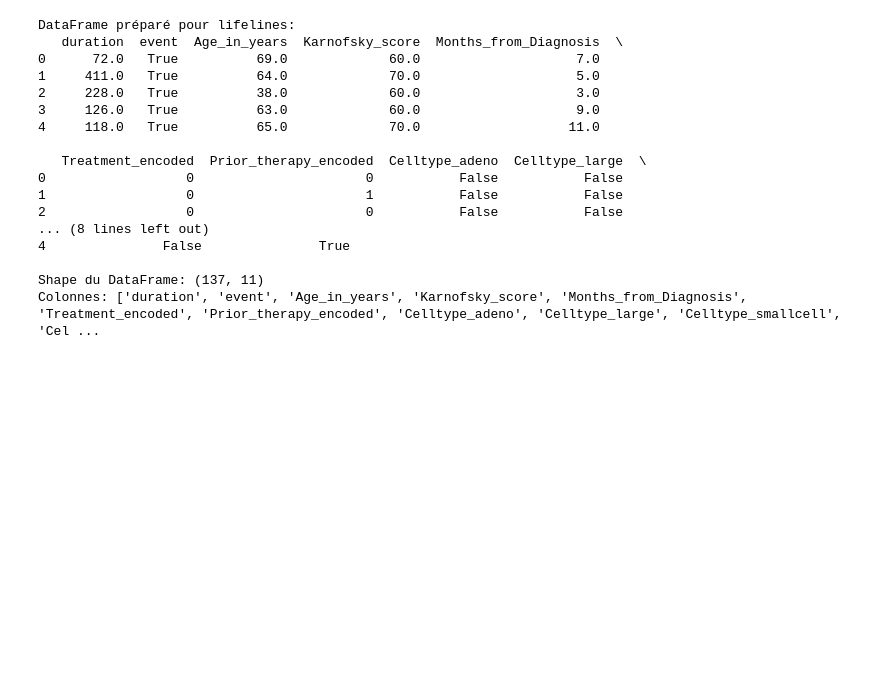
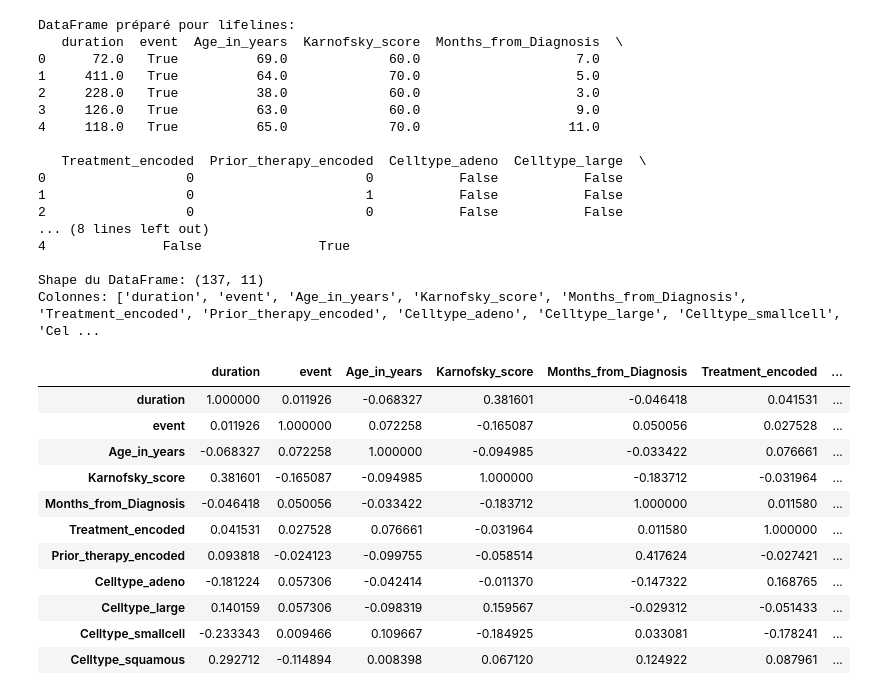
Before and after one commit to thomaspogu/Survival-analysis---Projet-ORRA, a Jupyter notebook: k_m_estimator_skicit.ipynb, the cells around one changed output. Saved outputs shown, nothing was run; the diff lists cells and outputs as text; code cells hidden in the pictures; blank space fills up the shorter version.

```diff
--- a/k_m_estimator_skicit.ipynb
+++ b/k_m_estimator_skicit.ipynb
@@ -135,3 +144,18 @@ DataFrame préparé pour lifelines:
 
 Shape du DataFrame: (137, 11)
 Colonnes: ['duration', 'event', 'Age_in_years', 'Karnofsky_score', 'Months_from_Diagnosis', 'Treatment_encoded', 'Prior_therapy_encoded', 'Celltype_adeno', 'Celltype_large', 'Celltype_smallcell', 'Cel ...
+# %%
+df_survival.corr()
+# %% [output]
+|  | duration | event | Age_in_years | Karnofsky_score | Months_from_Diagnosis | Treatment_encoded | ... |
+| duration | 1.000000 | 0.011926 | -0.068327 | 0.381601 | -0.046418 | 0.041531 | ... |
+| event | 0.011926 | 1.000000 | 0.072258 | -0.165087 | 0.050056 | 0.027528 | ... |
+| Age_in_years | -0.068327 | 0.072258 | 1.000000 | -0.094985 | -0.033422 | 0.076661 | ... |
+| Karnofsky_score | 0.381601 | -0.165087 | -0.094985 | 1.000000 | -0.183712 | -0.031964 | ... |
+| Months_from_Diagnosis | -0.046418 | 0.050056 | -0.033422 | -0.183712 | 1.000000 | 0.011580 | ... |
+| Treatment_encoded | 0.041531 | 0.027528 | 0.076661 | -0.031964 | 0.011580 | 1.000000 | ... |
+| Prior_therapy_encoded | 0.093818 | -0.024123 | -0.099755 | -0.058514 | 0.417624 | -0.027421 | ... |
+| Celltype_adeno | -0.181224 | 0.057306 | -0.042414 | -0.011370 | -0.147322 | 0.168765 | ... |
+| Celltype_large | 0.140159 | 0.057306 | -0.098319 | 0.159567 | -0.029312 | -0.051433 | ... |
+| Celltype_smallcell | -0.233343 | 0.009466 | 0.109667 | -0.184925 | 0.033081 | -0.178241 | ... |
+| Celltype_squamous | 0.292712 | -0.114894 | 0.008398 | 0.067120 | 0.124922 | 0.087961 | ... |
```
Also changed, not shown: parts of 9 cells of this notebook.
